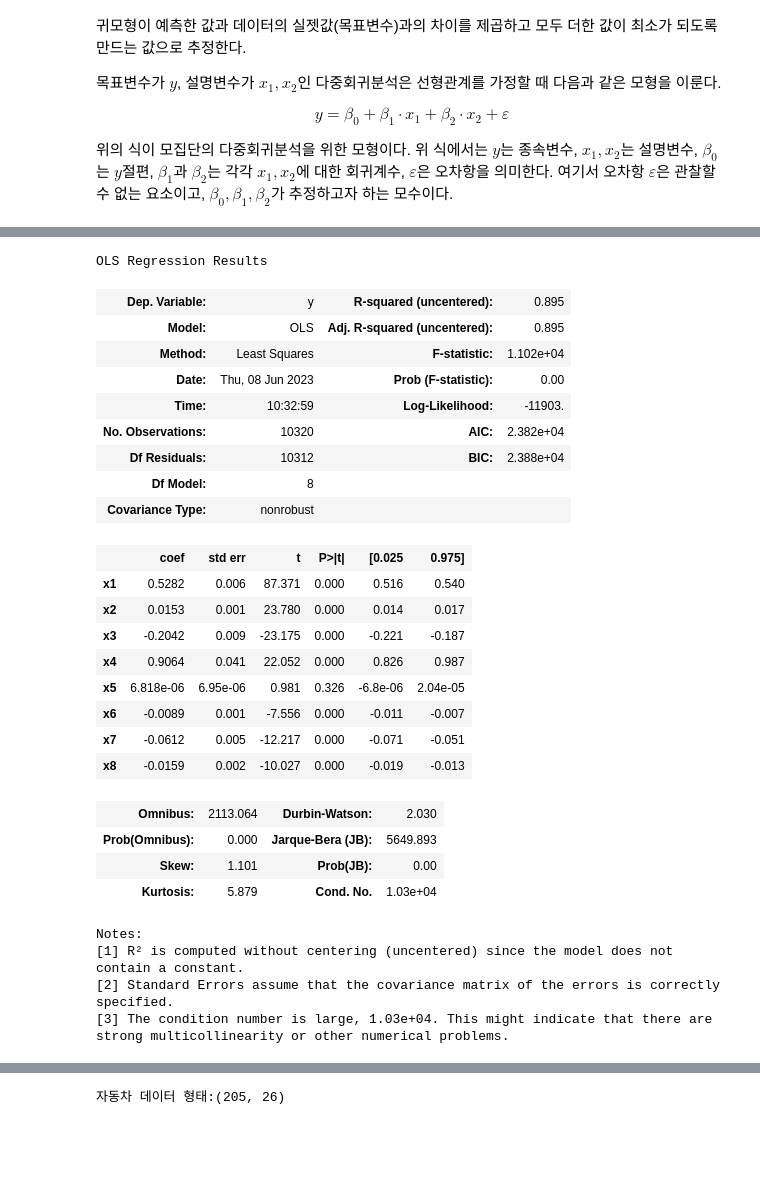
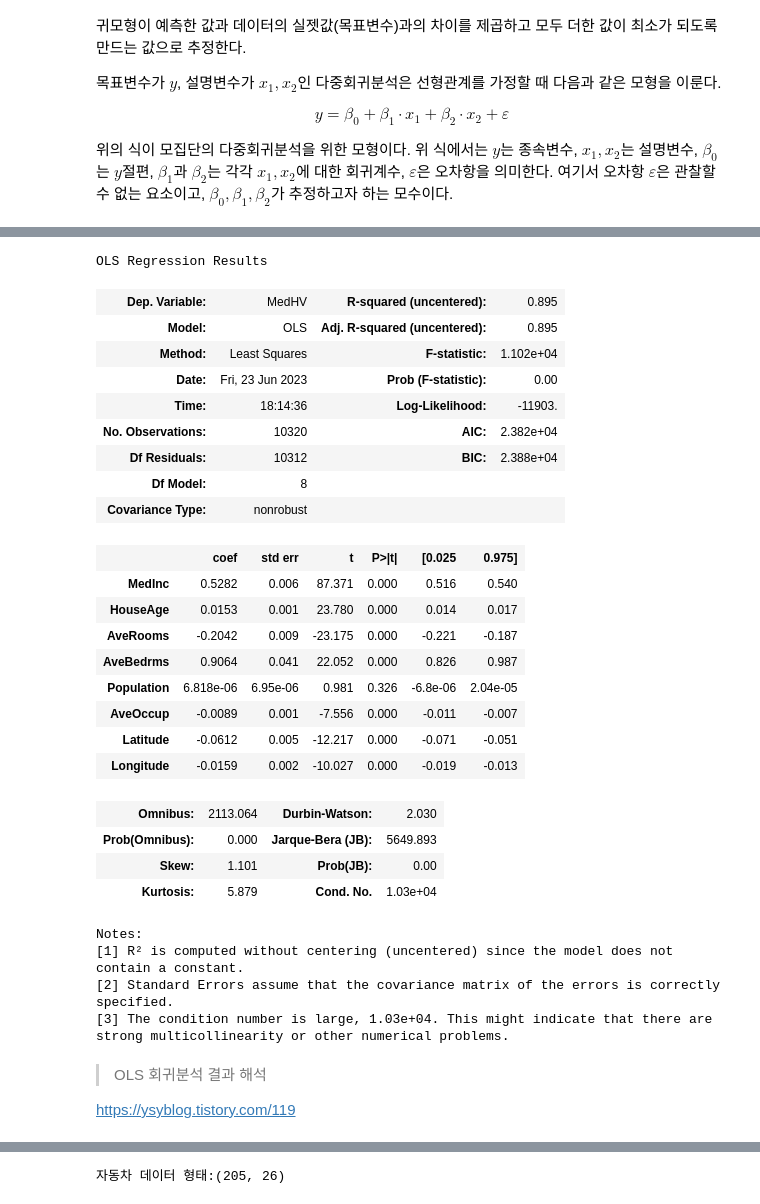
Before and after one commit to jeongbeenson19/dstb, a Jupyter notebook: lin_reg_prac.ipynb, the cells around one changed output, grey strips where cells are left out. Cells and saved outputs as stored; diff of their text form; code cells hidden in the pictures; blank space fills up the shorter version.

```diff
--- a/lin_reg_prac.ipynb
+++ b/lin_reg_prac.ipynb
@@ -227,36 +271,36 @@ $$
 # %%
 from sklearn.model_selection import train_test_split
 from sklearn.linear_model import LinearRegression
 import statsmodels.api as sm
 
-X = cali.target
-y = cali.data
+X = pd.DataFrame(cali.data, columns=cali.feature_names)
+y = pd.DataFrame(cali.target, columns=["MedHV"])
 
 X_train, X_test, y_train, y_test = train_test_split(X, y, test_size= 0.5, random_state=0)
 
-full_model = sm.OLS(X_train, y_train)
+full_model = sm.OLS(y_train, X_train)
 fitted_full_model = full_model.fit()
 fitted_full_model.summary()
 # %% [output]
 OLS Regression Results
-| Dep. Variable: | y | R-squared (uncentered): | 0.895 |
+| Dep. Variable: | MedHV | R-squared (uncentered): | 0.895 |
 | Model: | OLS | Adj. R-squared (uncentered): | 0.895 |
 | Method: | Least Squares | F-statistic: | 1.102e+04 |
-| Date: | Thu, 08 Jun 2023 | Prob (F-statistic): | 0.00 |
-| Time: | 10:32:59 | Log-Likelihood: | -11903. |
+| Date: | Fri, 23 Jun 2023 | Prob (F-statistic): | 0.00 |
+| Time: | 18:14:36 | Log-Likelihood: | -11903. |
 | No. Observations: | 10320 | AIC: | 2.382e+04 |
 | Df Residuals: | 10312 | BIC: | 2.388e+04 |
 | Df Model: | 8 |  |  |
 | Covariance Type: | nonrobust |  |  |
 |  | coef | std err | t | P>|t| | [0.025 | 0.975] |
-| x1 | 0.5282 | 0.006 | 87.371 | 0.000 | 0.516 | 0.540 |
-| x2 | 0.0153 | 0.001 | 23.780 | 0.000 | 0.014 | 0.017 |
-| x3 | -0.2042 | 0.009 | -23.175 | 0.000 | -0.221 | -0.187 |
-| x4 | 0.9064 | 0.041 | 22.052 | 0.000 | 0.826 | 0.987 |
-| x5 | 6.818e-06 | 6.95e-06 | 0.981 | 0.326 | -6.8e-06 | 2.04e-05 |
-| x6 | -0.0089 | 0.001 | -7.556 | 0.000 | -0.011 | -0.007 |
-| x7 | -0.0612 | 0.005 | -12.217 | 0.000 | -0.071 | -0.051 |
-| x8 | -0.0159 | 0.002 | -10.027 | 0.000 | -0.019 | -0.013 |
+| MedInc | 0.5282 | 0.006 | 87.371 | 0.000 | 0.516 | 0.540 |
+| HouseAge | 0.0153 | 0.001 | 23.780 | 0.000 | 0.014 | 0.017 |
+| AveRooms | -0.2042 | 0.009 | -23.175 | 0.000 | -0.221 | -0.187 |
+| AveBedrms | 0.9064 | 0.041 | 22.052 | 0.000 | 0.826 | 0.987 |
+| Population | 6.818e-06 | 6.95e-06 | 0.981 | 0.326 | -6.8e-06 | 2.04e-05 |
+| AveOccup | -0.0089 | 0.001 | -7.556 | 0.000 | -0.011 | -0.007 |
+| Latitude | -0.0612 | 0.005 | -12.217 | 0.000 | -0.071 | -0.051 |
+| Longitude | -0.0159 | 0.002 | -10.027 | 0.000 | -0.019 | -0.013 |
 | Omnibus: | 2113.064 | Durbin-Watson: | 2.030 |
 | Prob(Omnibus): | 0.000 | Jarque-Bera (JB): | 5649.893 |
 | Skew: | 1.101 | Prob(JB): | 0.00 |
@@ -266,3 +310,7 @@ Notes:
 [2] Standard Errors assume that the covariance matrix of the errors is correctly specified.
 [3] The condition number is large, 1.03e+04. This might indicate that there are
 strong multicollinearity or other numerical problems.
+# %% [markdown]
+>OLS 회귀분석 결과 해석
+
+https://ysyblog.tistory.com/119
```
Also changed, not shown: parts of 10 cells of this notebook.
